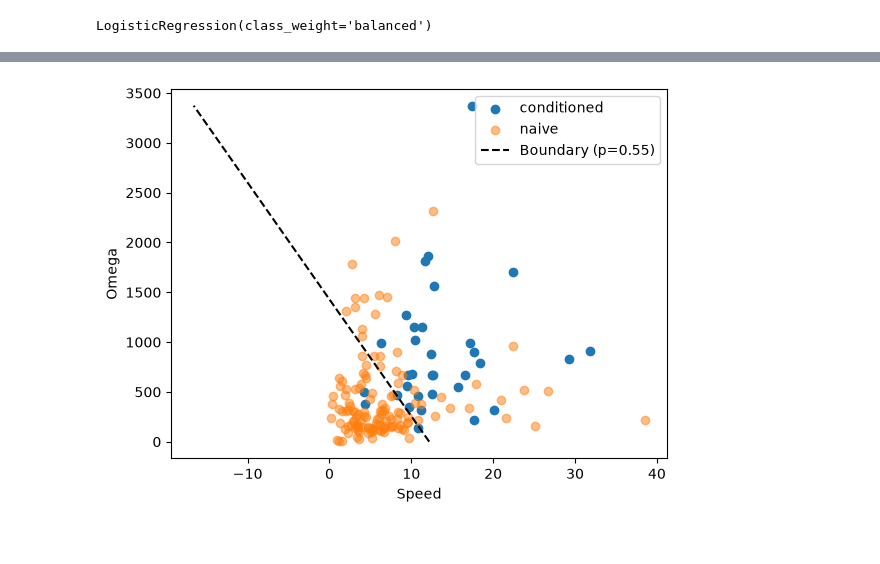
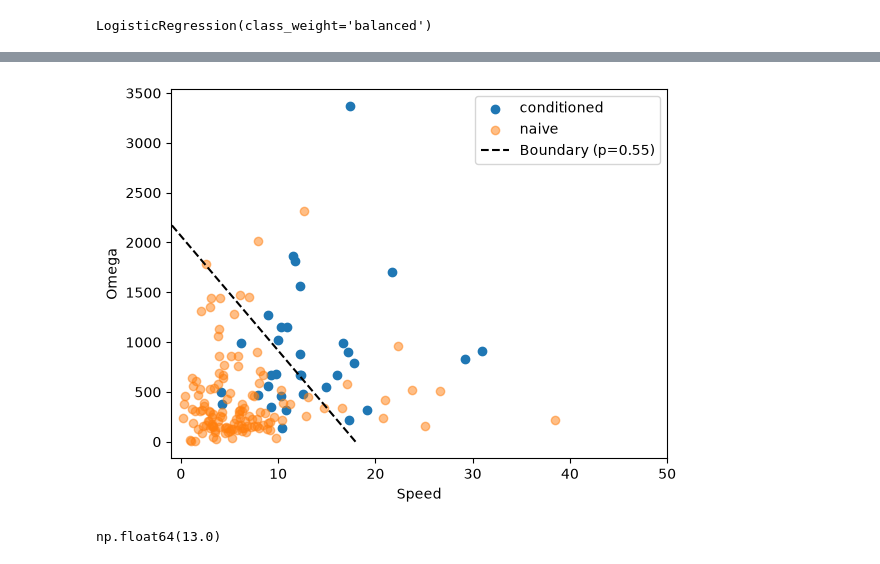
Before and after one commit to tee-lab/collective_escape_dynamics, a Jupyter notebook: identifying_c_fish.ipynb, the cells around one changed output, grey strips where cells are left out. Saved outputs shown, nothing was run; the diff lists cells and outputs as text; code cells hidden in the pictures.

```diff
--- a/identifying_c_fish.ipynb
+++ b/identifying_c_fish.ipynb
@@ -140,13 +141,16 @@ def kinematic_signature(window, dt=0.01):
 # %%
 from scipy.signal import find_peaks
 
-id_of_interest = 32
+id_of_interest = 0
 file_name_i = parent_dir / file_names[id_of_interest] / "data" / 'clean_tracks.npy'
 print(file_name_i)
 reaction_window = reaction_windows[id_of_interest, :]
 c_fish_idx = reaction_window[-1]
-start = reaction_window[0]
-end = reaction_window[1]
+print(c_fish_idx)
+c_fish_idx = 3
+start = light_on_frame[id_of_interest]
+# end = reaction_window[1]
+end = start+60
 data = np.load(file_name_i)
 data_i = np.squeeze(data[c_fish_idx, start:end+1,:])
 
@@ -162,14 +166,22 @@ else:
     max_omega_idx = omega_peaks[best_peak_idx]
     max_omega = omega[max_omega_idx]
 
-speed_peaks, speed_properties = find_peaks(speed, prominence=4)
+speed_peaks, speed_properties = find_peaks(speed, prominence=1)
 if len(speed_peaks) == 0:
     max_speed = np.max(speed)
     max_speed_idx = np.argmax(speed)
+    threshold = max_speed * 0.95
+    pre_peak_data = speed[:max_speed_idx]
+    below_threshold_indices = np.where(pre_peak_data < threshold)[0]
+    if len(below_threshold_indices) > 0:
+            max_speed_idx = below_threshold_indices[-1] + 1
+            max_speed = speed[max_speed_idx]
 else:
+    print("hello from the other side")
     best_peak_idx = np.argmax(speed_properties['prominences'])
     max_speed_idx = speed_peaks[best_peak_idx]
     max_speed = speed[max_speed_idx]
+
 
 x = np.arange(start, end+1)
 y1 = omega
@@ -181,8 +193,8 @@ ax1.set_xlabel('Time (s)')
 ax1.set_ylabel('Angular Velocity (deg/s)')
 ax1.plot(x, y1, color=color1, linewidth=2, label='angular velocity')
 ax1.tick_params(axis='y')
-ax1.plot(x[max_omega_idx], omega[max_omega_idx], "o", color='k', markersize=3, label='peaks')
-ax1.set_ylim(bottom=0)
+ax1.plot(x[omega_peaks], omega[omega_peaks], "o", color='k', markersize=3, label='peaks')
+# ax1.set_ylim(bottom=0)
 # ax1.set_ylim(0, 200)
 
 ax2 = ax1.twinx()
@@ -192,7 +204,7 @@ ax2.set_ylabel('speed cm/s')
 ax2.plot(x, y2, color=color2, linewidth=2, label='speed')
 ax2.tick_params(axis='y')
 # ax2.set_ylim(-10, 50)
-ax2.set_ylim(bottom=0)
+# ax2.set_ylim(bottom=0)
 ax2.plot(x[max_speed_idx], speed[max_speed_idx], "o", color='k', markersize=3, label='peaks')
 plt.axhline(y=0.0, color='k', linestyle='--', alpha=0.5)
 fig.tight_layout()
@@ -216,7 +244,14 @@ def peak_finder(omega, speed):
     if len(speed_peaks) == 0:
         max_speed = np.max(speed)
         max_speed_idx = np.argmax(speed)
+        threshold = max_speed * 0.95
+        pre_peak_data = speed[:max_speed_idx]
+        below_threshold_indices = np.where(pre_peak_data < threshold)[0]
+        if len(below_threshold_indices) > 0:
+                max_speed_idx = below_threshold_indices[-1] + 1
+                max_speed = speed[max_speed_idx]
     else:
+        # print("hello from the other side")
         best_peak_idx = np.argmax(speed_properties['prominences'])
         max_speed_idx = speed_peaks[best_peak_idx]
         max_speed = speed[max_speed_idx]
@@ -260,4 +296,8 @@ for i, f in enumerate(file_names):
 reaction_latency_c = np.array(omega_max_array_C)[:,1] - light_on_frame
 reaction_latency_n = np.ravel(np.array(omega_max_array_N)[:,:,1] - light_on_frame[:, np.newaxis])
 latency_all = np.concatenate((reaction_latency_c, reaction_latency_n))
+# %%
+omega_speed_curve_latency_c =  np.array(speed_max_array_C)[:,1] - np.array(omega_max_array_C)[:,1]
+omega_speed_curve_latency_n =  np.ravel(np.array(speed_max_array_N)[:,:,1] - np.array(omega_max_array_N)[:,:,1])
+omega_speed_curve_latency_all = np.concatenate((omega_speed_curve_latency_c, omega_speed_curve_latency_n))
 # %%
@@ -304,7 +345,7 @@ from sklearn.metrics import precision_recall_curve
 speed_all = np.concatenate((speed_max_val_c, speed_max_val_n))
 omega_all = np.concatenate((omega_max_val_c, omega_max_val_n))
 
-X = np.column_stack((speed_all, omega_all, latency_all))
+X = np.column_stack((speed_all, omega_all, omega_speed_curve_latency_all))
 labels = np.concatenate((c_lables, n_lables))
 
 model = LogisticRegression(class_weight='balanced')
@@ -335,25 +384,31 @@ np.float64(0.5452171404496692)
 # %%
 beta_0 = model.intercept_[0]
 beta_1 = model.coef_[0][0]
 beta_2 = model.coef_[0][1]
+beta_3 = model.coef_[0][2]
 
 omega_line = np.linspace(0, np.max(omega_all), 100)
 
 target_probability = optimal_p
 z_score = np.log(target_probability / (1 - target_probability))
 
-# CORRECTED MATH: Subtract (beta_2 * omega) and divide by beta_1
 speed_line = (z_score - beta_0 - (beta_2 * omega_line)) / beta_1
 
-# Plotting
 plt.scatter(speed_max_val_c, omega_max_val_c, label='conditioned')
 plt.scatter(speed_max_val_n, omega_max_val_n, alpha=0.5, label='naive')
 plt.plot(speed_line, omega_line, color='k', linestyle='--', label=f'Boundary (p={optimal_p:.2f})')
+plt.xlim(-1, 50)
 plt.legend()
 plt.xlabel("Speed")
 plt.ylabel("Omega")
 plt.show()
 # %% [output]
-[figure, old version]
+[figure, new version]
+# %%
+np.max(reaction_latency_c)
+a = reaction_windows[:,0] - light_on_frame
+np.median(a)
+# %% [output]
+np.float64(13.0)
 # %%
 # leave one out cross validation
```
Also changed, not shown: parts of 15 cells of this notebook, 2 other files.
